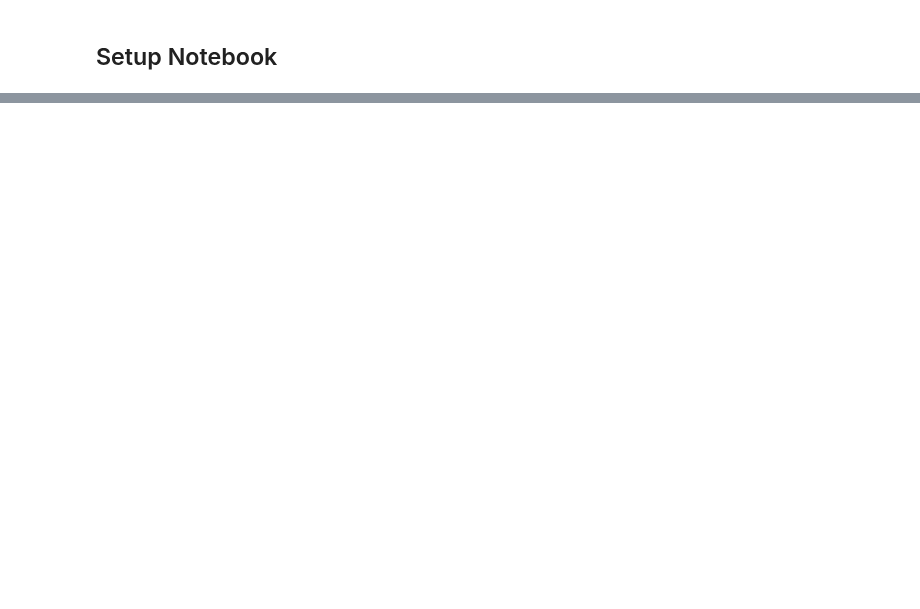
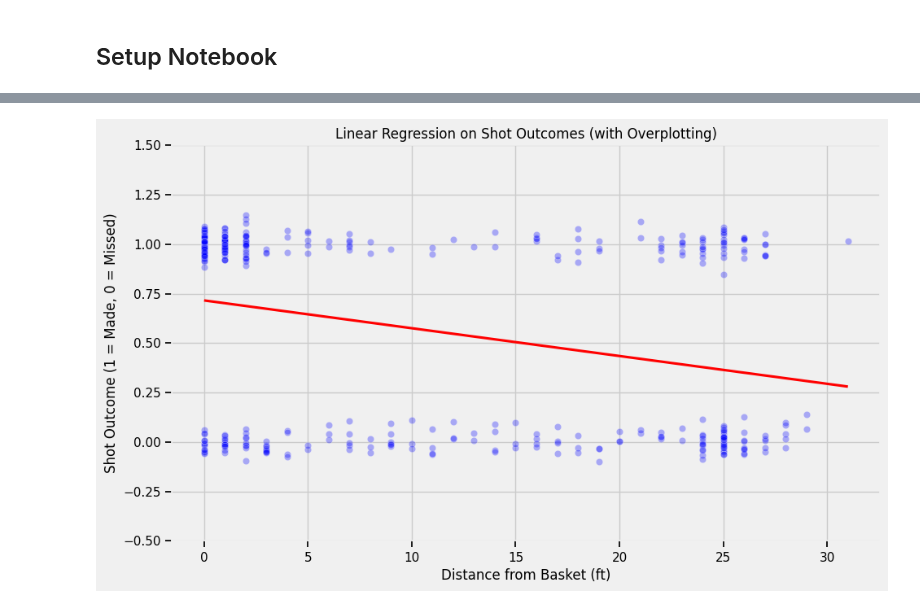
Before and after one commit to CME538/CME538-material, a Jupyter notebook: lectures/week8/lecture1/notebooks/week8_lecture1.ipynb, the cells around one changed output, grey strips where cells are left out. Cells and saved outputs as stored; diff of their text form; code cells hidden in the pictures; blank space fills up the shorter version.

```diff
--- a/lectures/week8/lecture1/notebooks/week8_lecture1.ipynb
+++ b/lectures/week8/lecture1/notebooks/week8_lecture1.ipynb
@@ -175,0 +89,28 @@ LogisticRegression(penalty='none')
+# %%
+# Load LeBron's shot data
+lebron_df = pd.read_csv('lebron.csv')
+
+# Display the first few rows to understand the data
+lebron_df.head()
+
+# Simulated basketball shot data: distance from basket vs. outcome (1 = made, 0 = missed)
+distance = lebron_df['shot_distance']
+outcome = lebron_df['shot_made']
+
+# Plotting the data with jitter to illustrate overplotting
+plt.figure(figsize=(10, 6))
+
+# Adding jitter to reduce overplotting and help visualize density
+jittered_outcome = outcome + np.random.normal(0, 0.05, size=len(outcome))
+plt.scatter(distance, jittered_outcome, alpha=0.3, color='blue', edgecolor='w', linewidth=0.5)
+
+# Plotting a linear regression line to illustrate the problem
+sns.regplot(x=distance, y=outcome, logistic=False, ci=None, scatter=False, color='red')
+
+plt.xlabel('Distance from Basket (ft)')
+plt.ylabel('Shot Outcome (1 = Made, 0 = Missed)')
+plt.title('Linear Regression on Shot Outcomes (with Overplotting)')
+plt.ylim(-0.5, 1.5)
+plt.show()
+# %% [output]
+[figure, added]
```
Also changed, not shown: parts of 69 cells of this notebook, 4 other files.
